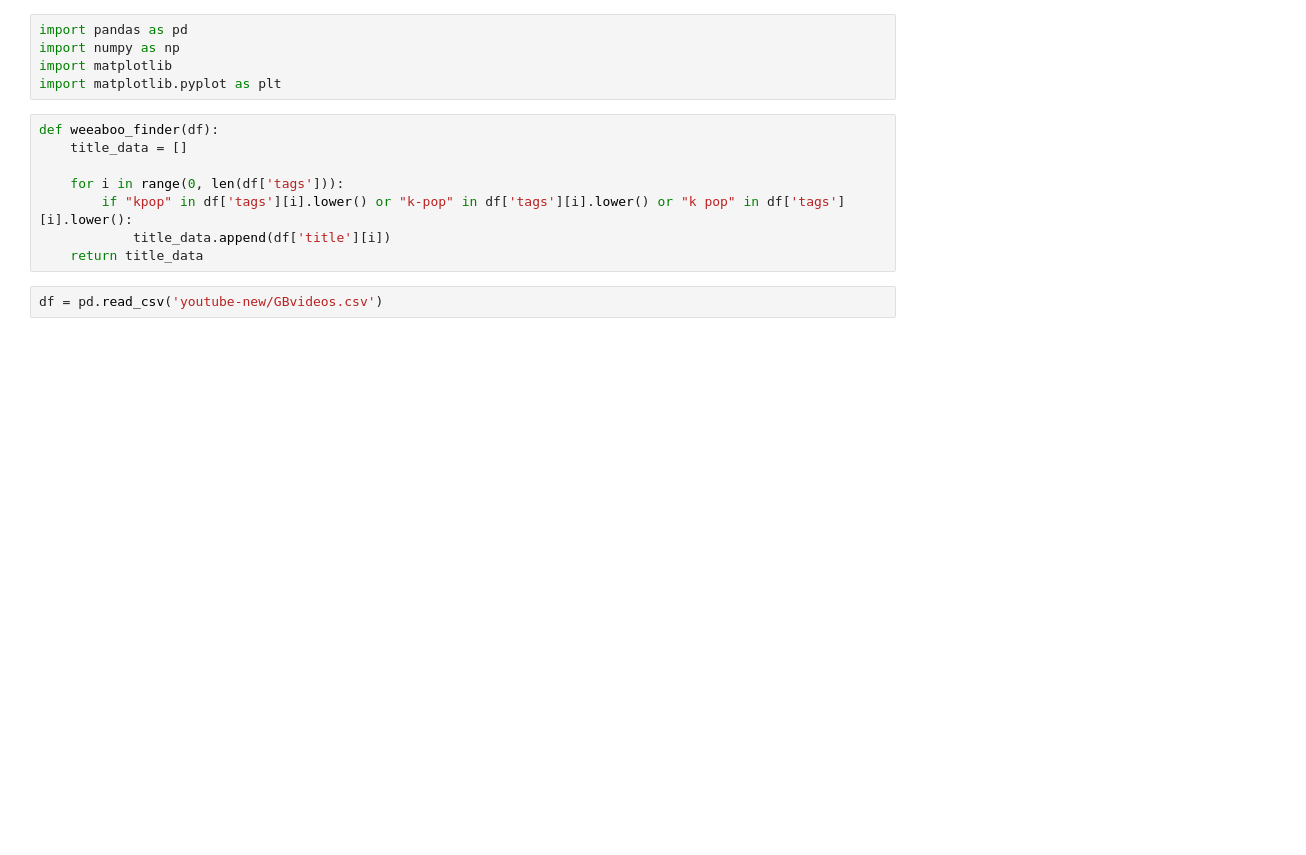
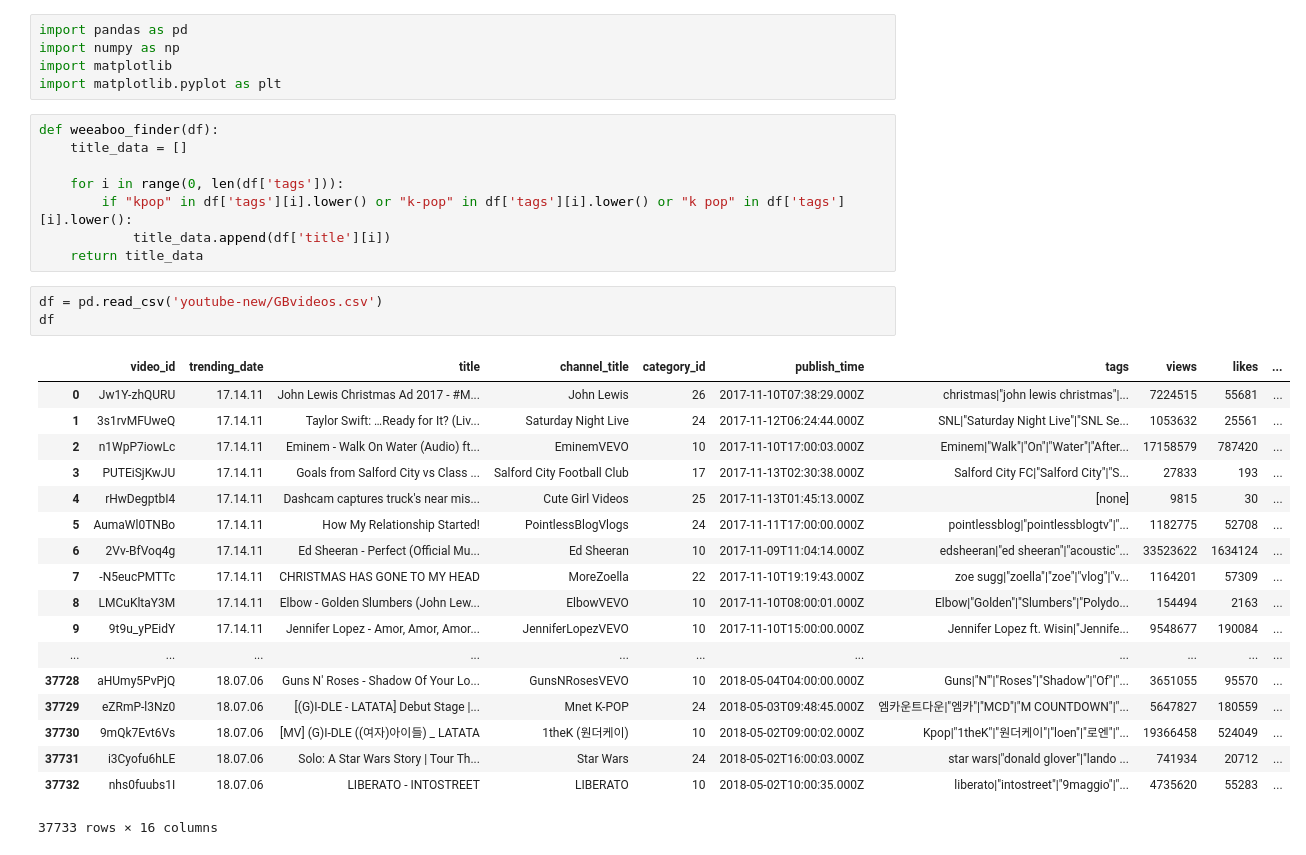
Before and after one commit to Sir-Baconn/Game-Analysis, a Jupyter notebook: Ralph.ipynb, the cells around one changed output. Drawn from its saved outputs; the diff is of its cells as text; blank space fills up the shorter version.

```diff
--- a/Ralph.ipynb
+++ b/Ralph.ipynb
@@ -13,6 +13,26 @@ def weeaboo_finder(df):
     return title_data
 # %%
 df = pd.read_csv('youtube-new/GBvideos.csv')
+df
+# %% [output]
+|  | video_id | trending_date | title | channel_title | category_id | publish_time | tags | views | likes | ... |
+| 0 | Jw1Y-zhQURU | 17.14.11 | John Lewis Christmas Ad 2017 - #M... | John Lewis | 26 | 2017-11-10T07:38:29.000Z | christmas|"john lewis christmas"|... | 7224515 | 55681 | ... |
+| 1 | 3s1rvMFUweQ | 17.14.11 | Taylor Swift: …Ready for It? (Liv... | Saturday Night Live | 24 | 2017-11-12T06:24:44.000Z | SNL|"Saturday Night Live"|"SNL Se... | 1053632 | 25561 | ... |
+| 2 | n1WpP7iowLc | 17.14.11 | Eminem - Walk On Water (Audio) ft... | EminemVEVO | 10 | 2017-11-10T17:00:03.000Z | Eminem|"Walk"|"On"|"Water"|"After... | 17158579 | 787420 | ... |
+| 3 | PUTEiSjKwJU | 17.14.11 | Goals from Salford City vs Class ... | Salford City Football Club | 17 | 2017-11-13T02:30:38.000Z | Salford City FC|"Salford City"|"S... | 27833 | 193 | ... |
+| 4 | rHwDegptbI4 | 17.14.11 | Dashcam captures truck's near mis... | Cute Girl Videos | 25 | 2017-11-13T01:45:13.000Z | [none] | 9815 | 30 | ... |
+| 5 | AumaWl0TNBo | 17.14.11 | How My Relationship Started! | PointlessBlogVlogs | 24 | 2017-11-11T17:00:00.000Z | pointlessblog|"pointlessblogtv"|"... | 1182775 | 52708 | ... |
+| 6 | 2Vv-BfVoq4g | 17.14.11 | Ed Sheeran - Perfect (Official Mu... | Ed Sheeran | 10 | 2017-11-09T11:04:14.000Z | edsheeran|"ed sheeran"|"acoustic"... | 33523622 | 1634124 | ... |
+| 7 | -N5eucPMTTc | 17.14.11 | CHRISTMAS HAS GONE TO MY HEAD | MoreZoella | 22 | 2017-11-10T19:19:43.000Z | zoe sugg|"zoella"|"zoe"|"vlog"|"v... | 1164201 | 57309 | ... |
+| 8 | LMCuKltaY3M | 17.14.11 | Elbow - Golden Slumbers (John Lew... | ElbowVEVO | 10 | 2017-11-10T08:00:01.000Z | Elbow|"Golden"|"Slumbers"|"Polydo... | 154494 | 2163 | ... |
+| 9 | 9t9u_yPEidY | 17.14.11 | Jennifer Lopez - Amor, Amor, Amor... | JenniferLopezVEVO | 10 | 2017-11-10T15:00:00.000Z | Jennifer Lopez ft. Wisin|"Jennife... | 9548677 | 190084 | ... |
+| ... | ... | ... | ... | ... | ... | ... | ... | ... | ... | ... |
+| 37728 | aHUmy5PvPjQ | 18.07.06 | Guns N' Roses - Shadow Of Your Lo... | GunsNRosesVEVO | 10 | 2018-05-04T04:00:00.000Z | Guns|"N'"|"Roses"|"Shadow"|"Of"|"... | 3651055 | 95570 | ... |
+| 37729 | eZRmP-l3Nz0 | 18.07.06 | [(G)I-DLE - LATATA] Debut Stage |... | Mnet K-POP | 24 | 2018-05-03T09:48:45.000Z | 엠카운트다운|"엠카"|"MCD"|"M COUNTDOWN"|"... | 5647827 | 180559 | ... |
+| 37730 | 9mQk7Evt6Vs | 18.07.06 | [MV] (G)I-DLE ((여자)아이들) _ LATATA | 1theK (원더케이) | 10 | 2018-05-02T09:00:02.000Z | Kpop|"1theK"|"원더케이"|"loen"|"로엔"|"... | 19366458 | 524049 | ... |
+| 37731 | i3Cyofu6hLE | 18.07.06 | Solo: A Star Wars Story | Tour Th... | Star Wars | 24 | 2018-05-02T16:00:03.000Z | star wars|"donald glover"|"lando ... | 741934 | 20712 | ... |
+| 37732 | nhs0fuubs1I | 18.07.06 | LIBERATO - INTOSTREET | LIBERATO | 10 | 2018-05-02T10:00:35.000Z | liberato|"intostreet"|"9maggio"|"... | 4735620 | 55283 | ... |
+37733 rows × 16 columns
 # %%
 df = pd.read_csv('youtube-new/GBvideos.csv')
 df2 = pd.read_csv('youtube-new/USvideos.csv')
```
Also changed, not shown: parts of 3 cells of this notebook.
